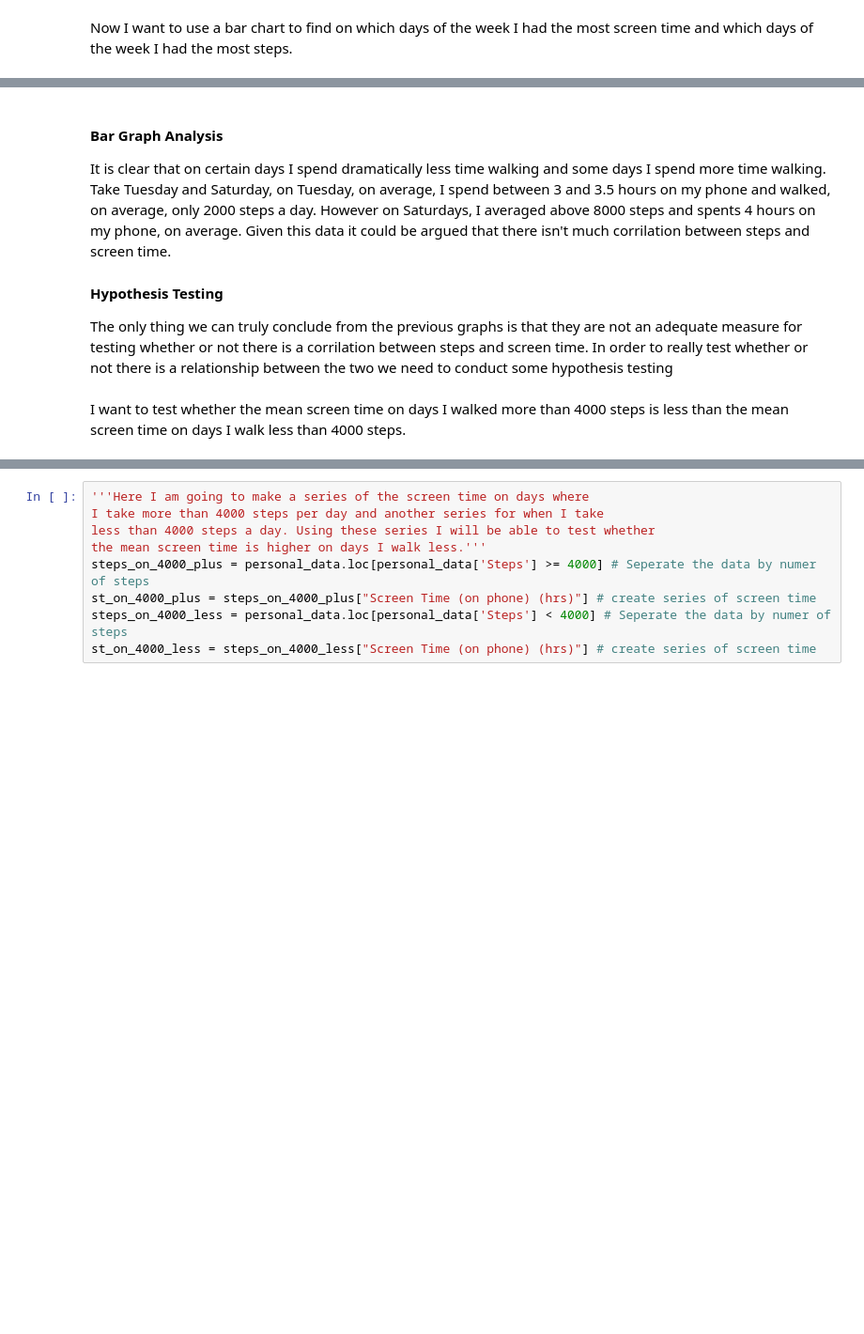
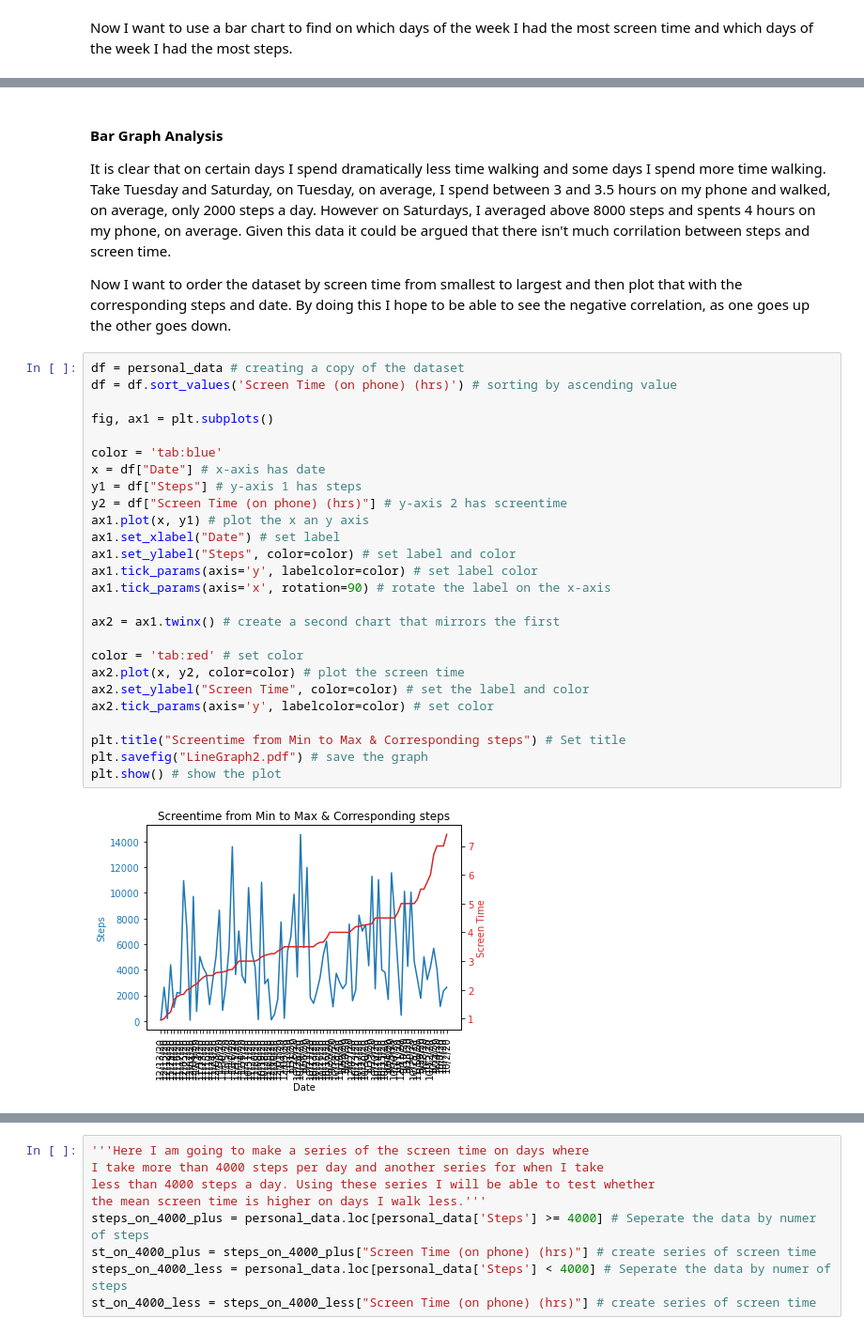
Before and after one commit to macyryan/cpsc222Project, a Jupyter notebook: Project.ipynb, the cells around one changed output, grey strips where cells are left out. Shown at 94% size. Drawn from its saved outputs; the diff is of its cells as text; blank space fills up the shorter version.

```diff
--- a/Project.ipynb
+++ b/Project.ipynb
@@ -158,8 +174,32 @@ plt.show() # show the chart
 
 It is clear that on certain days I spend dramatically less time walking and some days I spend more time walking. Take Tuesday and Saturday, on Tuesday, on average, I spend between 3 and 3.5 hours on my phone and walked, on average, only 2000 steps a day. However on Saturdays, I averaged above 8000 steps and spents 4 hours on my phone, on average. Given this data it could be argued that there isn't much corrilation between steps and screen time.
 
-#### Hypothesis Testing
-
-The only thing we can truly conclude from the previous graphs is that they are not an adequate measure for testing whether or not there is a corrilation between steps and screen time. In order to really test whether or not there is a relationship between the two we need to conduct some hypothesis testing
+Now I want to order the dataset by screen time from smallest to largest and then plot that with the corresponding steps and date. By doing this I hope to be able to see the negative correlation, as one goes up the other goes down.
-# %% [markdown]
-I want to test whether the mean screen time on days I walked more than 4000 steps is less than the mean screen time on days I walk less than 4000 steps.
+# %%
+df = personal_data # creating a copy of the dataset
+df = df.sort_values('Screen Time (on phone) (hrs)') # sorting by ascending value
+
+fig, ax1 = plt.subplots()
+
+color = 'tab:blue'
+x = df["Date"] # x-axis has date
+y1 = df["Steps"] # y-axis 1 has steps
+y2 = df["Screen Time (on phone) (hrs)"] # y-axis 2 has screentime
+ax1.plot(x, y1) # plot the x an y axis
+ax1.set_xlabel("Date") # set label
+ax1.set_ylabel("Steps", color=color) # set label and color
+ax1.tick_params(axis='y', labelcolor=color) # set label color
+ax1.tick_params(axis='x', rotation=90) # rotate the label on the x-axis
+
+ax2 = ax1.twinx() # create a second chart that mirrors the first
+
+color = 'tab:red' # set color
+ax2.plot(x, y2, color=color) # plot the screen time
+ax2.set_ylabel("Screen Time", color=color) # set the label and color
+ax2.tick_params(axis='y', labelcolor=color) # set color
+
+plt.title("Screentime from Min to Max & Corresponding steps") # Set title
+plt.savefig("LineGraph2.pdf") # save the graph
+plt.show() # show the plot
+# %% [output]
+[figure, added]
```
Also changed, not shown: parts of 33 cells of this notebook, 5 other files.
